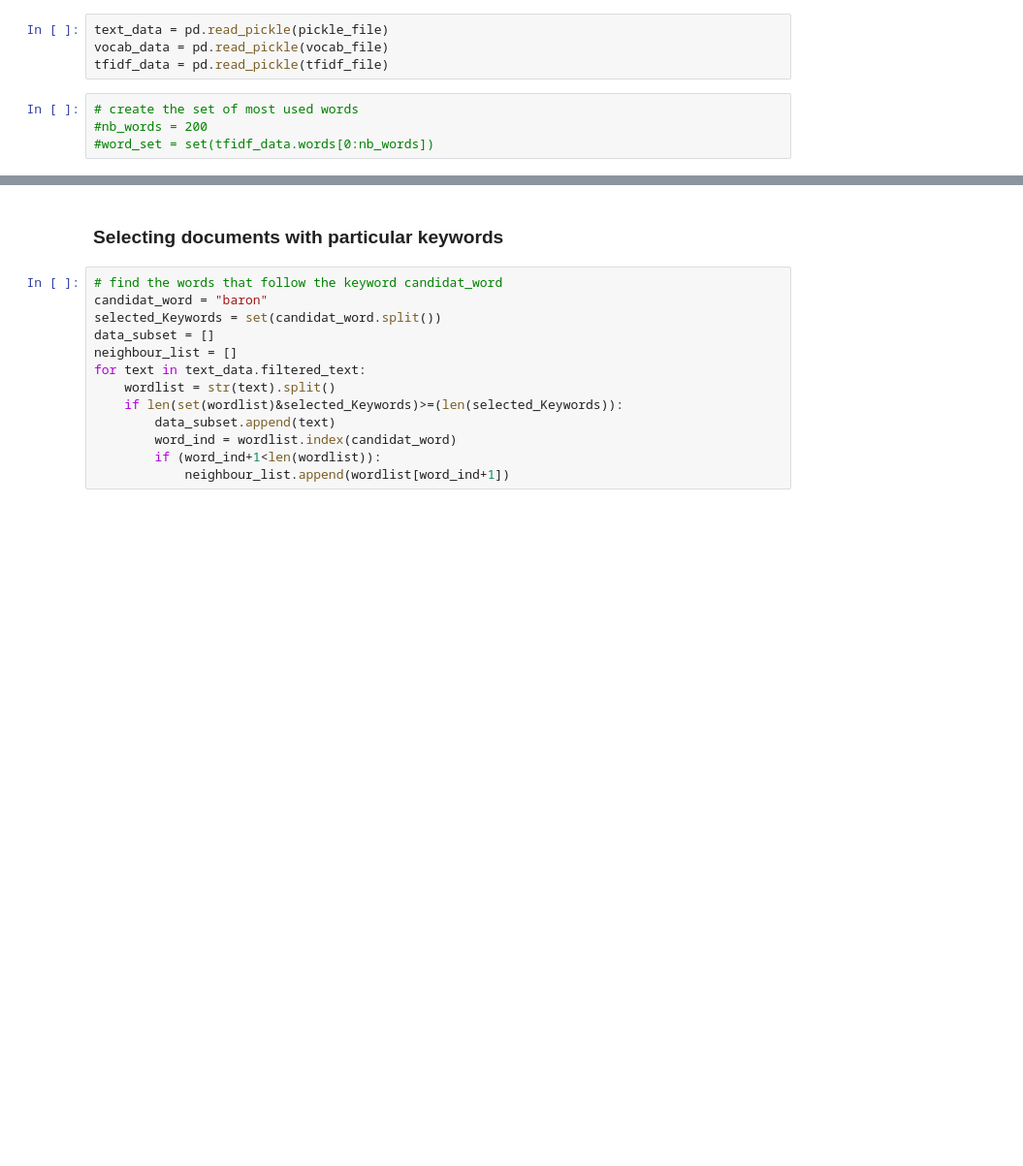
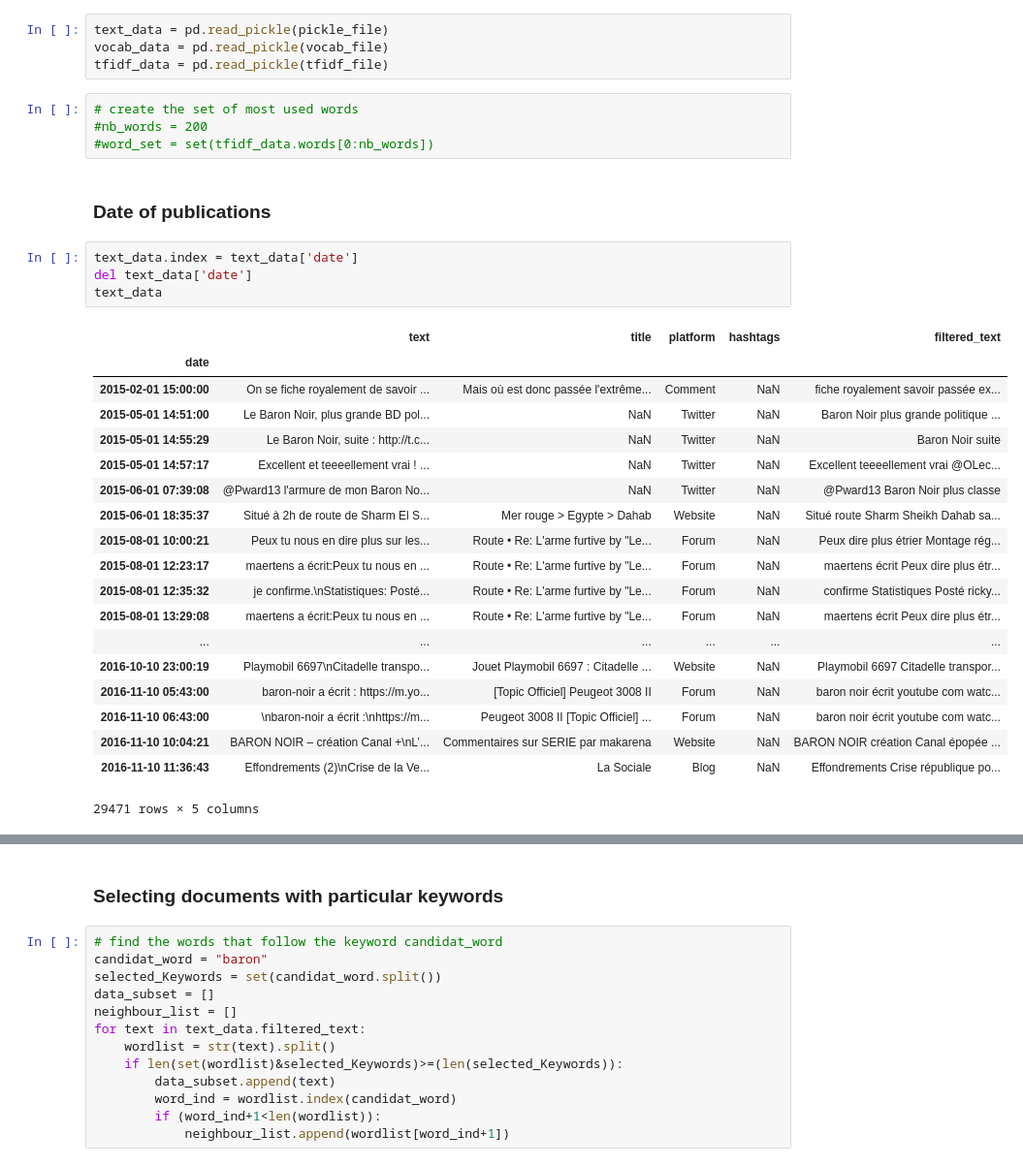
Before and after one commit to bricaud/memetracker, a Jupyter notebook: neighborwords.ipynb, the cells around one changed output, grey strips where cells are left out. Shown at 97% size. Drawn from its saved outputs; the diff is of its cells as text; blank space fills up the shorter version.

```diff
--- a/neighborwords.ipynb
+++ b/neighborwords.ipynb
@@ -21,3 +21,29 @@ tfidf_data = pd.read_pickle(tfidf_file)
 # create the set of most used words
 #nb_words = 200
 #word_set = set(tfidf_data.words[0:nb_words])
+# %% [markdown]
+### Date of publications
+# %%
+text_data.index = text_data['date']
+del text_data['date']
+text_data
+# %% [output]
+|  | text | title | platform | hashtags | filtered_text |
+| date |  |  |  |  |  |
+| 2015-02-01 15:00:00 | On se fiche royalement de savoir ... | Mais où est donc passée l'extrême... | Comment | NaN | fiche royalement savoir passée ex... |
+| 2015-05-01 14:51:00 | Le Baron Noir, plus grande BD pol... | NaN | Twitter | NaN | Baron Noir plus grande politique ... |
+| 2015-05-01 14:55:29 | Le Baron Noir, suite : http://t.c... | NaN | Twitter | NaN | Baron Noir suite |
+| 2015-05-01 14:57:17 | Excellent et teeeellement vrai ! ... | NaN | Twitter | NaN | Excellent teeeellement vrai @OLec... |
+| 2015-06-01 07:39:08 | @Pward13 l'armure de mon Baron No... | NaN | Twitter | NaN | @Pward13 Baron Noir plus classe |
+| 2015-06-01 18:35:37 | Situé à 2h de route de Sharm El S... | Mer rouge > Egypte > Dahab | Website | NaN | Situé route Sharm Sheikh Dahab sa... |
+| 2015-08-01 10:00:21 | Peux tu nous en dire plus sur les... | Route • Re: L'arme furtive by "Le... | Forum | NaN | Peux dire plus étrier Montage rég... |
+| 2015-08-01 12:23:17 | maertens a écrit:Peux tu nous en ... | Route • Re: L'arme furtive by "Le... | Forum | NaN | maertens écrit Peux dire plus étr... |
+| 2015-08-01 12:35:32 | je confirme.\nStatistiques: Posté... | Route • Re: L'arme furtive by "Le... | Forum | NaN | confirme Statistiques Posté ricky... |
+| 2015-08-01 13:29:08 | maertens a écrit:Peux tu nous en ... | Route • Re: L'arme furtive by "Le... | Forum | NaN | maertens écrit Peux dire plus étr... |
+| ... | ... | ... | ... | ... | ... |
+| 2016-10-10 23:00:19 | Playmobil 6697\nCitadelle transpo... | Jouet Playmobil 6697 : Citadelle ... | Website | NaN | Playmobil 6697 Citadelle transpor... |
+| 2016-11-10 05:43:00 | baron-noir a écrit : https://m.yo... | [Topic Officiel] Peugeot 3008 II | Forum | NaN | baron noir écrit youtube com watc... |
+| 2016-11-10 06:43:00 | \nbaron-noir a écrit :\nhttps://m... | Peugeot 3008 II [Topic Officiel] ... | Forum | NaN | baron noir écrit youtube com watc... |
+| 2016-11-10 10:04:21 | BARON NOIR – création Canal +\nL’... | Commentaires sur SERIE par makarena | Website | NaN | BARON NOIR création Canal épopée ... |
+| 2016-11-10 11:36:43 | Effondrements (2)\nCrise de la Ve... | La Sociale | Blog | NaN | Effondrements Crise république po... |
+29471 rows × 5 columns
```
Also changed, not shown: parts of 2 cells of this notebook, 4 other files.
